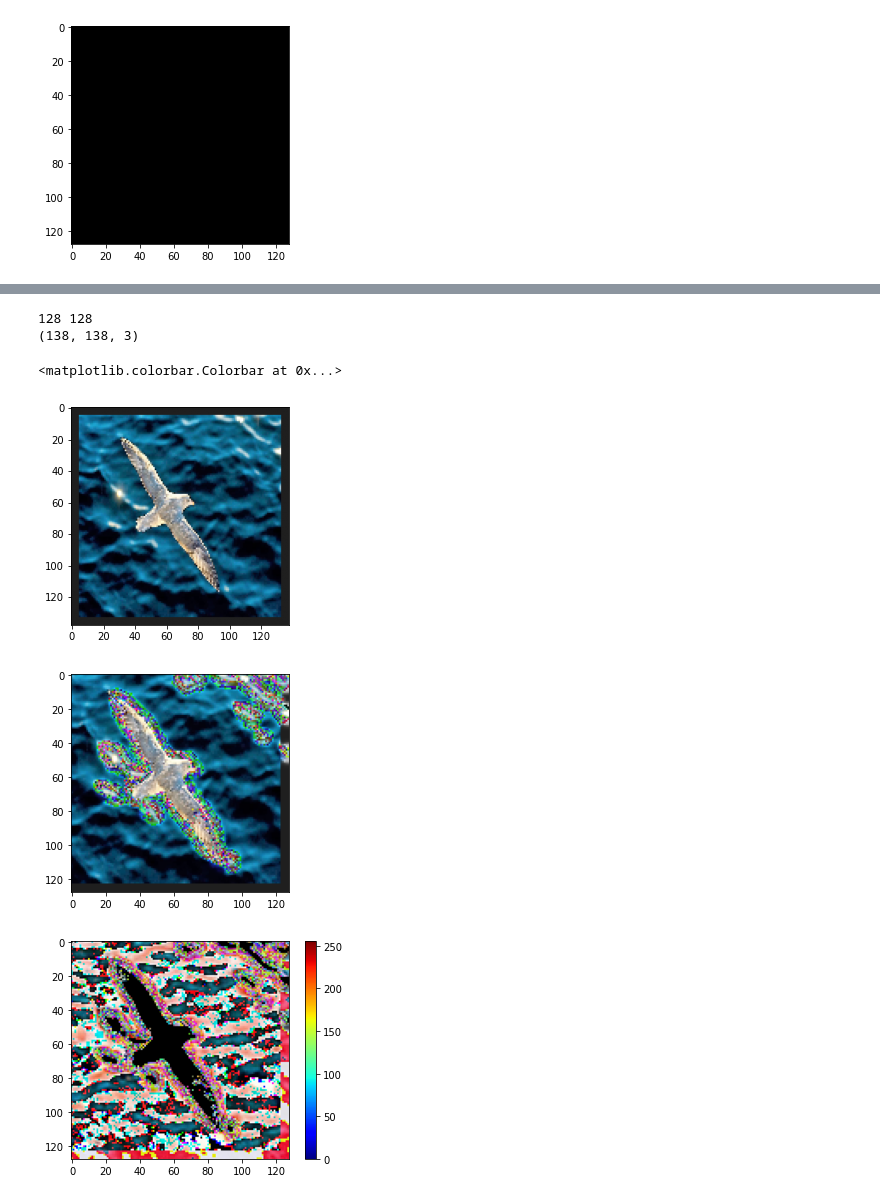
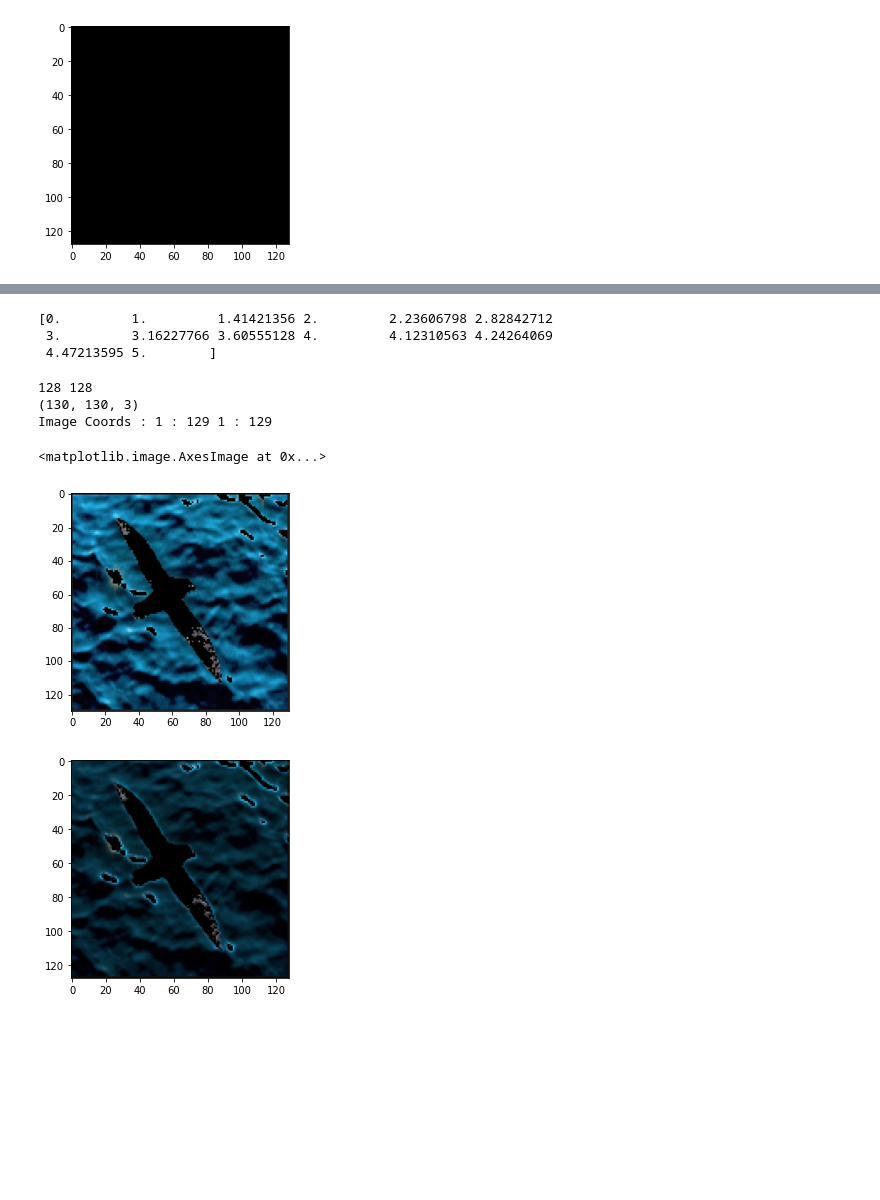
Before and after one commit to soham2109/CS-663-Assignments, a Jupyter notebook: assignment-3-segmentation/3/code/Q3.ipynb, the cells around one changed output, grey strips where cells are left out. Drawn from its saved outputs; the diff is of its cells as text; code cells hidden in the pictures; blank space fills up the shorter version.

```diff
--- a/assignment-3-segmentation/3/code/Q3.ipynb
+++ b/assignment-3-segmentation/3/code/Q3.ipynb
@@ -304,8 +304,9 @@ print(len(foreground_pixels))
 # %%
 masked_img = np.zeros((result2.shape[0],result2.shape[1],3))
-masked_img[:,:,0] = result2[:,:,0]*vectorized_mask
-masked_img[:,:,1] = result2[:,:,1]*vectorized_mask
-masked_img[:,:,2] = result2[:,:,2]*vectorized_mask
+masked_img[:,:,0] = resized_orig[:,:,0]*vectorized_mask
+masked_img[:,:,1] = resized_orig[:,:,1]*vectorized_mask
+masked_img[:,:,2] = resized_orig[:,:,2]*vectorized_mask
+masked_img = masked_img/np.max(masked_img)
 plt.imshow(masked_img)
 # %% [output]
 <matplotlib.image.AxesImage at 0x...>
@@ -325,8 +326,8 @@ for i in tqdm(range(r)):
                 distance_min = np.sqrt((i-k[0])**2+(j-k[1])**2)
                 masked_image_distance[i,j,:] = distance_min
                 #masked_image_kern_sizes[i,j,:] = kern_size(distance_min)
-        if distance_min>=10:
-            masked_image_distance[i,j,:] = 10
+        if distance_min>=5:
+            masked_image_distance[i,j,:] = 5
             #masked_image_kern_sizes[i,j,:] = kern_size(6.99)
 
 
@@ -340,6 +341,10 @@ plt.imshow(masked_image_distance/masked_image_distance.max())
 # %%
 # print(np.min(masked_image_kern_sizes))
-# print(np.unique(masked_image_kern_sizes))
+print(np.unique(masked_image_distance))
+# %% [output]
+[0.         1.         1.41421356 2.         2.23606798 2.82842712
+ 3.         3.16227766 3.60555128 4.         4.12310563 4.24264069
+ 4.47213595 5.        ]
 # %%
 from numpy import sqrt,e,power,linspace,outer,pi
 
@@ -382,28 +387,29 @@ def convolution(image, kernel_distances,kernel_size=11):
     plt.figure()
     plt.imshow(padded_image/np.max(padded_image))
 
+    padded_row,padded_col,_ = padded_image.shape
     print(padded_image.shape)
-
+    print("Image Coords :",pad_height,":",padded_image.shape[0] - pad_height, pad_width,":",padded_image.shape[1] - pad_width)
     #print(padded_height-pad_height-1,padded_width-pad_width-1)
     #print(padded_image.shape[0] - pad_height,padded_image.shape[1] - pad_width)
 
     #for row in tqdm(range(pad_height,padded_height-pad_height-1)):
         #for col in range(pad_width,padded_width-pad_width-1):
-    for row in tqdm(range(image_row)):
-        for col in range(image_col):
+    for row in tqdm(range(pad_height,padded_row-pad_height)):
+        for col in range(pad_width,padded_col-pad_width):
             #print(kernel_sizes[row,col,0])
             #print(row-25,col-25)
 #             if kernel_sizes[row-pad_height,col-pad_width,0]>2:
 #                 kernel = gaussian_kernel(int(kernel_sizes[row-pad_height,col-pad_width,0]),kernel_distances[row-pad_height,col-pad_width,0])
 #                 kernel_row, kernel_col = kernel.shape
 #                 output[row-pad_height, col-pad_width,:] = cv2.GaussianBlur(padded_image[row:row + kernel_row, col:col + kernel_col,:],(int(kernel_sizes[row-pad_height,col-pad_width,0]),int(kernel_sizes[row-pad_height,col-pad_width,0])),kernel_distances[row-pad_height,col-pad_width,0])
-
-            if kernel_distances[row,col,0]>0:
-                kernel = gaussian_kernel(kernel_size,kernel_distances[row,col,0])
+            #print("row: {} and col: {}".format(row,col))
+            if kernel_distances[row-pad_height,col-pad_width,0]>0:
+                kernel = gaussian_kernel(kernel_size,kernel_distances[row-pad_height,col-pad_width,0])
                 kernel_row, kernel_col = kernel.shape
 
                 kernel_mid = kernel_row//2
-
+                #print("Here : kernel_mid :: ",kernel_mid)
 
 #                 min_truncate = min(min(row,image_row-row-1),min(col,image_col-col-1))
 #                 print(row,col,kernel_mid,kernel_row,kernel_col,sep="::")
@@ -421,25 +427,25 @@ def convolution(image, kernel_distances,kernel_size=11):
                 # check for paddings if necessary
                 #print("Kernel Sizes : ",kernel_row,kernel_col)
                 for i in range(3):
-                    output[row, col,i] = np.sum(kernel * padded_image[row:row +kernel_row, col:col + kernel_col,i])
+                    output[row-pad_height,col-pad_width,i] = np.sum(kernel * padded_image[row-pad_height:row +kernel_mid+1, col-pad_width:col + kernel_mid+1,i])
 #                 else:
 #                     output[row, col,:] = image[row,col,:]
             else:
-                output[row, col,:] = image[row,col,:]
+                output[row-pad_height,col-pad_width,:] = padded_image[row,col,:]
 
     return output
 # %%
-gaussian_blurred = convolution(resized_orig,masked_image_distance)
+gaussian_blurred = convolution(masked_img,masked_image_distance,kernel_size=3)
 plt.figure()
 #plt.imshow(gaussian_blurred/np.max(gaussian_blurred))
-plt.imshow(gaussian_blurred)
+plt.imshow(gaussian_blurred/np.max(gaussian_blurred))
 # plt.figure()
 # plt.imshow(resized_orig-gaussian_blurred,cmap="jet")
 # plt.colorbar()
 # %% [output]
 128 128
-(138, 138, 3)
+(130, 130, 3)
+Image Coords : 1 : 129 1 : 129
-<matplotlib.colorbar.Colorbar at 0x...>
+<matplotlib.image.AxesImage at 0x...>
-[figure, old version]
+[figure, new version]
-[figure, old version]
+[figure, new version]
-[figure, removed]
```
Also changed, not shown: parts of 3 cells of this notebook.
